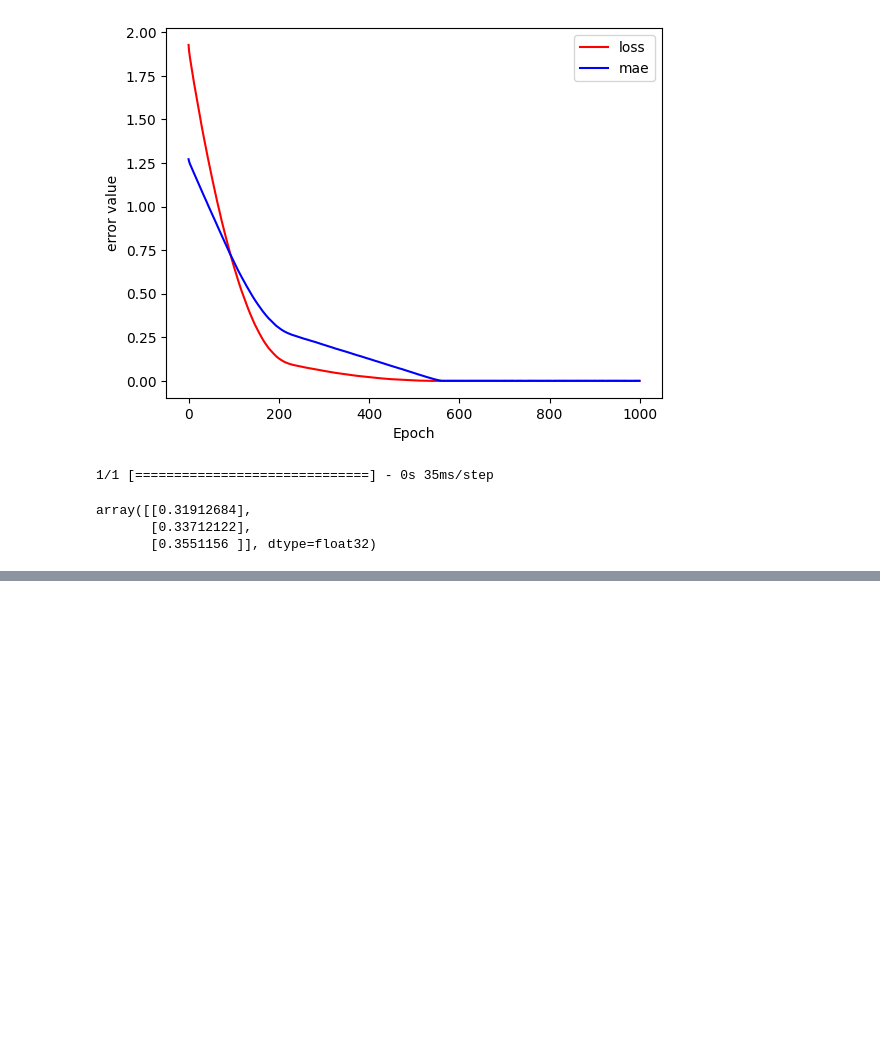
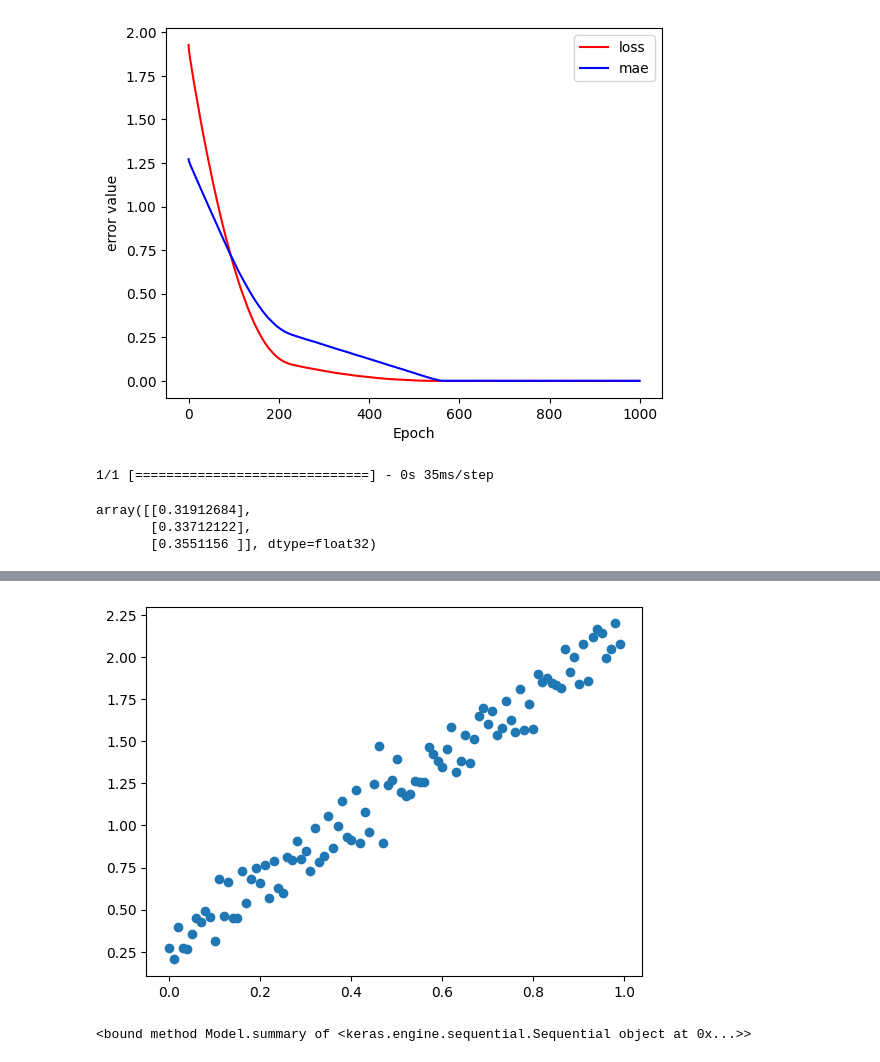
Before and after one commit to ai-mbc/ai, a Jupyter notebook: source/05_DeepLearning/01_머신입문_Linear Regression.ipynb, the cells around one changed output, grey strips where cells are left out. Saved outputs shown, nothing was run; the diff lists cells and outputs as text; code cells hidden in the pictures; blank space fills up the shorter version.

```diff
--- a/source/05_DeepLearning/01_머신입문_Linear Regression.ipynb
+++ b/source/05_DeepLearning/01_머신입문_Linear Regression.ipynb
@@ -196,0 +237,5 @@ model.save('model/after_learning.h5')
+# %%
+np.random.seed(707)#강사랑 동일한 노이즈 희망시
+noise=np.random.normal(0, scale=0.1, size=100) #평균0, 표준편차가 0.1일 넘파이 배열생성(size만큼)
+noised_scaled_data_F=noise+scaled_data_F
+noised_scaled_data_F
@@ -196,0 +263,18 @@ model.save('model/after_learning.h5')
+# %%
+plt.scatter(x=scaled_data_C,y=noised_scaled_data_F)
+plt.show()
+# %% [output]
+[figure, added]
+# %%
+# 3. 모델 구성(tensorflow)
+from tensorflow.keras.models import Sequential # 모델 생성
+from tensorflow.keras.layers import Dense # 입력값과 출력값으로 layer층 지정
+model2=Sequential()
+model2.add(Dense(units=1,input_shape=(1,))) #units은 출력갯수, input_shape는 입력 shpe
+
+# 4. 학습과정 설정..에러를줄이는 과정
+model2.compile(loss='mse',optimizer='rmsprop',metrics=['mae'])
+             # ==> '손실함수'     ==> '옵티마이저'   ==> '평가지표'
+print(model2.summary)
+# %% [output]
+<bound method Model.summary of <keras.engine.sequential.Sequential object at 0x...>>
```
Also changed, not shown: parts of 14 cells of this notebook, 1 other file.
